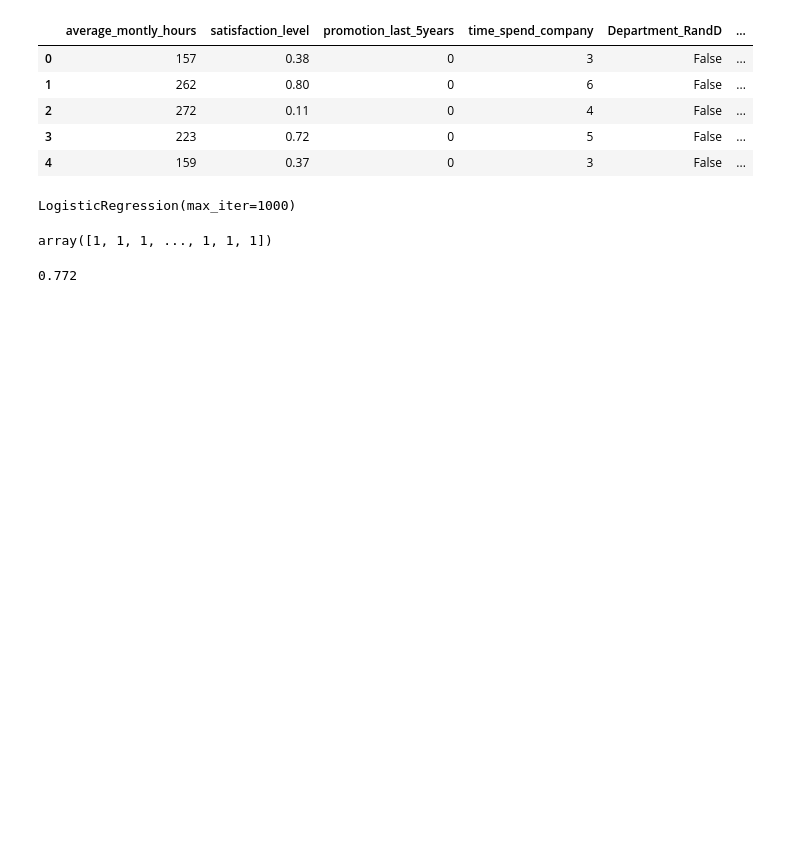
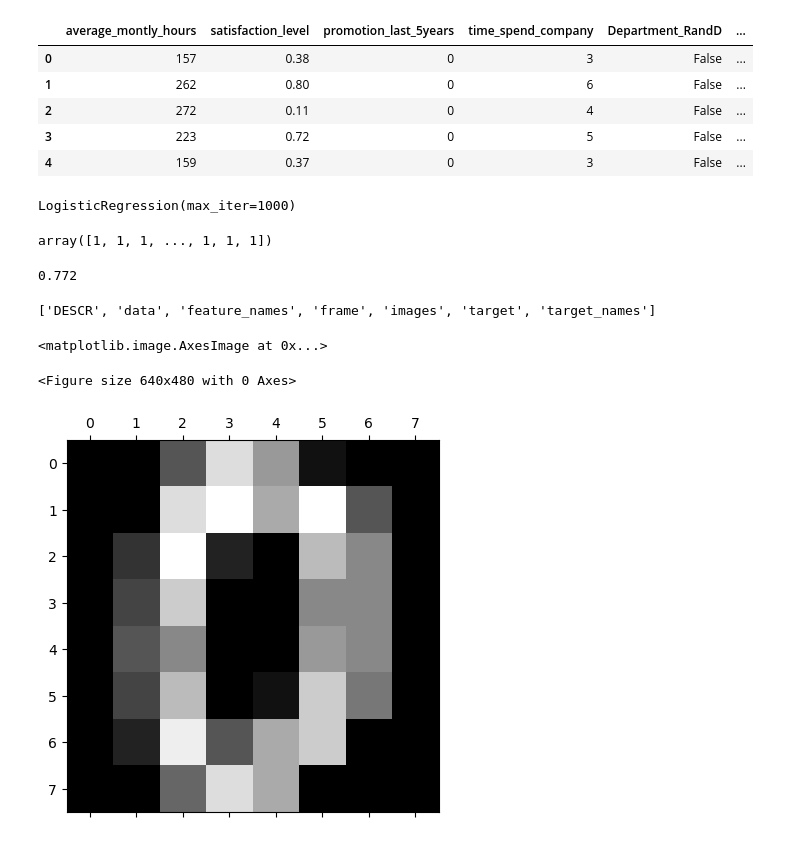
Before and after one commit to AbhiGupta1310/ML-ALGORTHMS, a Jupyter notebook: Logistic-regression.ipynb, the cells around one changed output. Cells and saved outputs as stored; diff of their text form; code cells hidden in the pictures; blank space fills up the shorter version.

```diff
--- a/Logistic-regression.ipynb
+++ b/Logistic-regression.ipynb
@@ -269,0 +272,14 @@ model.score(X_test,y_test)
+# %%
+digits = load_digits()
+# %%
+dir(digits)
+# %% [output]
+['DESCR', 'data', 'feature_names', 'frame', 'images', 'target', 'target_names']
+# %%
+import matplotlib.pyplot as plt
+plt.gray()
+plt.matshow(digits.images[0])
+# %% [output]
+<matplotlib.image.AxesImage at 0x...>
+<Figure size 640x480 with 0 Axes>
+[figure, added]
```
Also changed, not shown: parts of 1 cell of this notebook, 1 other file.
